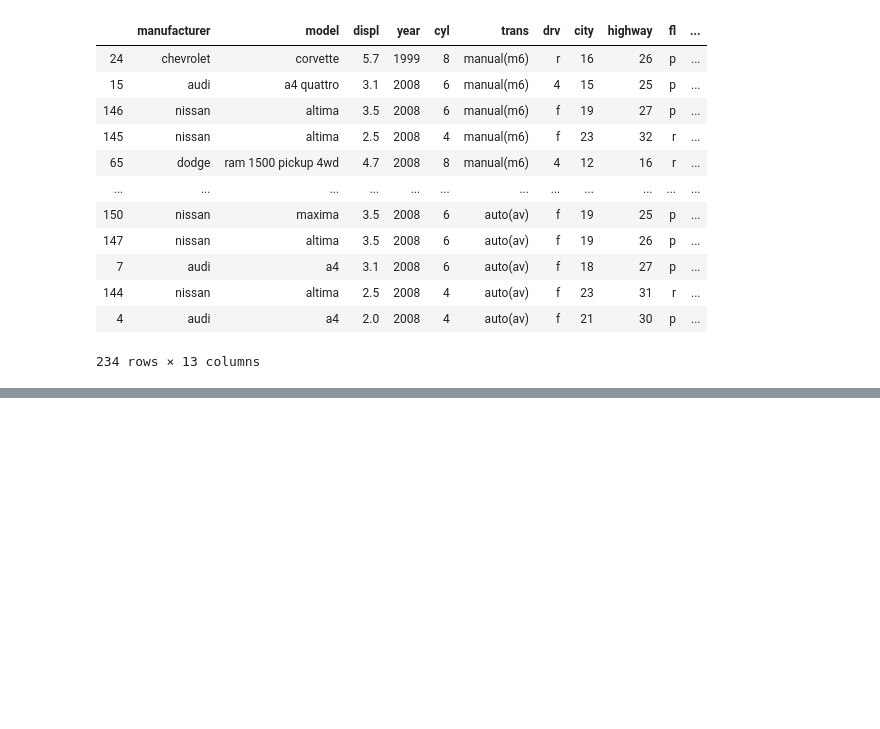
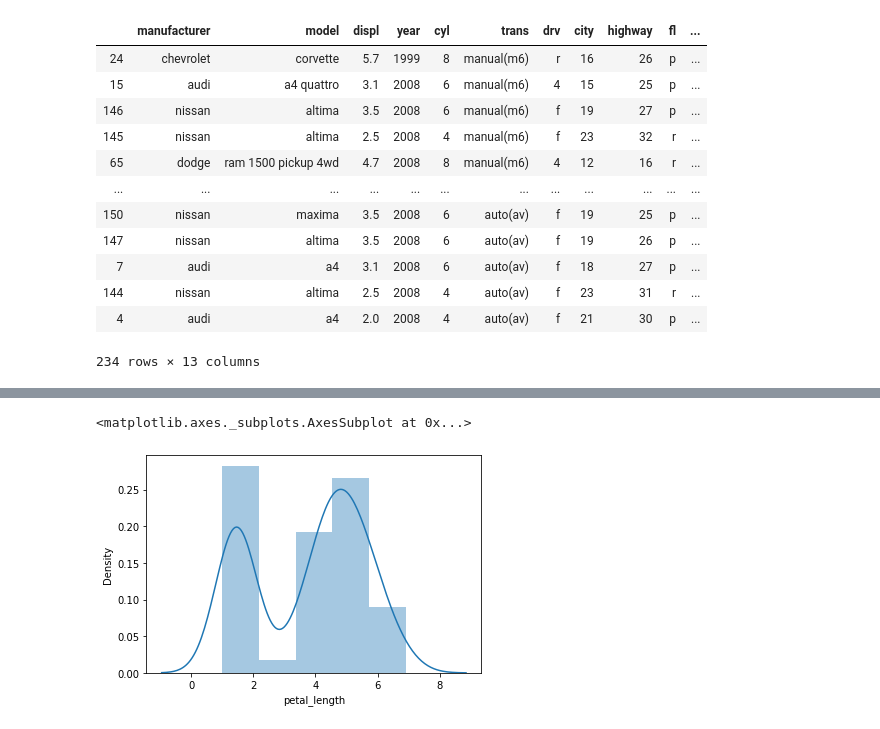
Before and after one commit to QuantumKane/numpy-pandas-visualization-exercises, a Jupyter notebook: visual_scratchpad.ipynb, the cells around one changed output, grey strips where cells are left out. Cells and saved outputs as stored; diff of their text form; code cells hidden in the pictures; blank space fills up the shorter version.

```diff
--- a/visual_scratchpad.ipynb
+++ b/visual_scratchpad.ipynb
@@ -940,0 +1296,7 @@ mpg.sort_values(by = 'trans', ascending=False)
+# %%
+get_db_url = f'mysql+pymysql://{user}:{password}@{host}/iris_db'
+
+query = """
+    SELECT * FROM measurements
+"""
+iris_measure = pd.read_sql(query, get_db_url)
@@ -940,0 +1333,5 @@ mpg.sort_values(by = 'trans', ascending=False)
+# %%
+sns.distplot(iris_measure.petal_length)
+# %% [output]
+<matplotlib.axes._subplots.AxesSubplot at 0x...>
+[figure, added]
```
Also changed, not shown: parts of 102 cells of this notebook.
